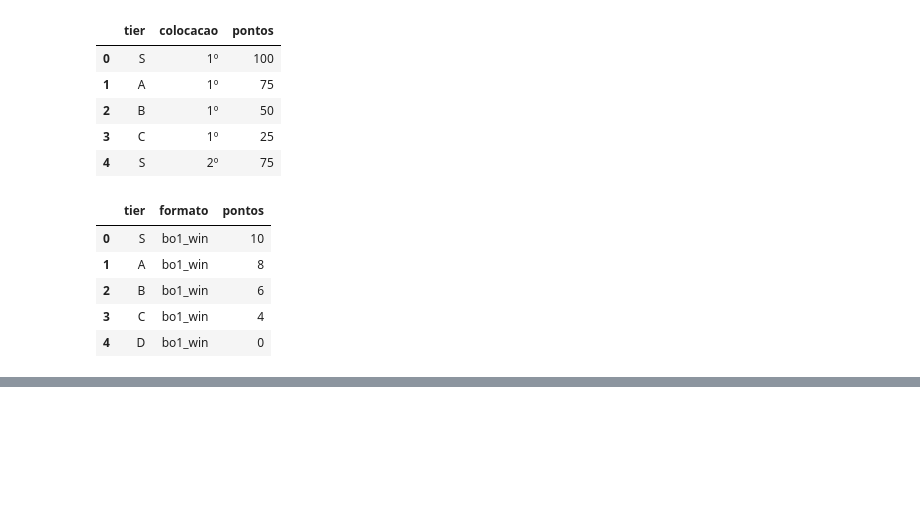
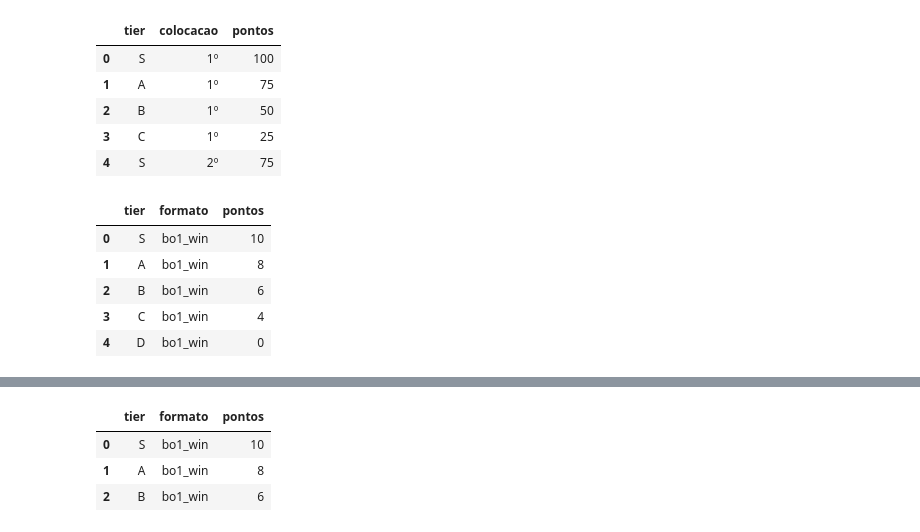
Before and after one commit to henriqueAvner/Retail-Analytics-Pipeline, a Jupyter notebook: src/transform/transform_pontuacao_tier.ipynb, the cells around one changed output, grey strips where cells are left out. Drawn from its saved outputs; the diff is of its cells as text; code cells hidden in the pictures; blank space fills up the shorter version.

```diff
--- a/src/transform/transform_pontuacao_tier.ipynb
+++ b/src/transform/transform_pontuacao_tier.ipynb
@@ -191,0 +212,7 @@ df_pontuacao_long.head()
+# %%
+df_pontuacao_long.head(3)
+# %% [output]
+|  | tier | formato | pontos |
+| 0 | S | bo1_win | 10 |
+| 1 | A | bo1_win | 8 |
+| 2 | B | bo1_win | 6 |
```
Also changed, not shown: parts of 3 cells of this notebook, 7 other files.
